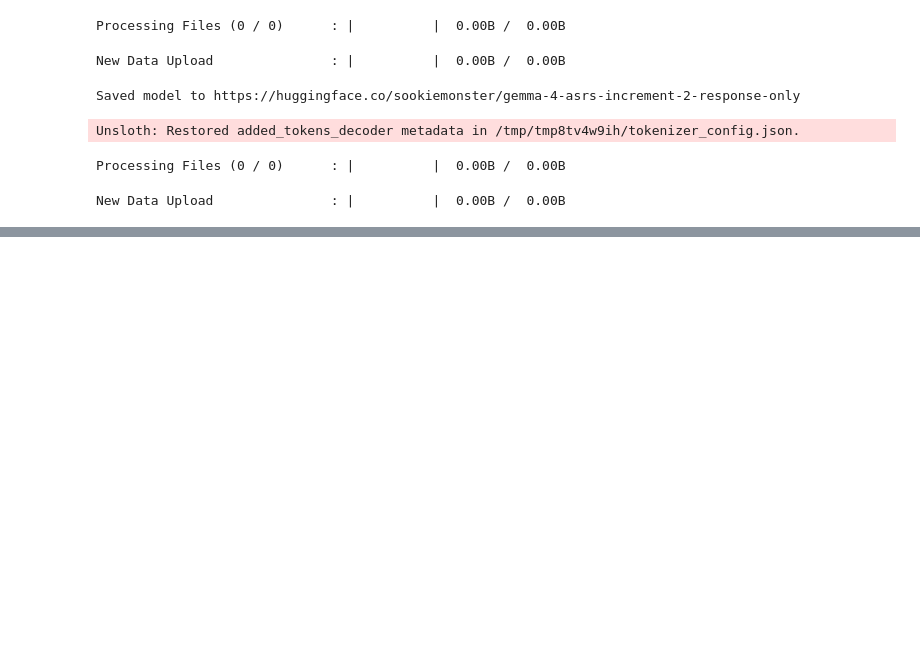
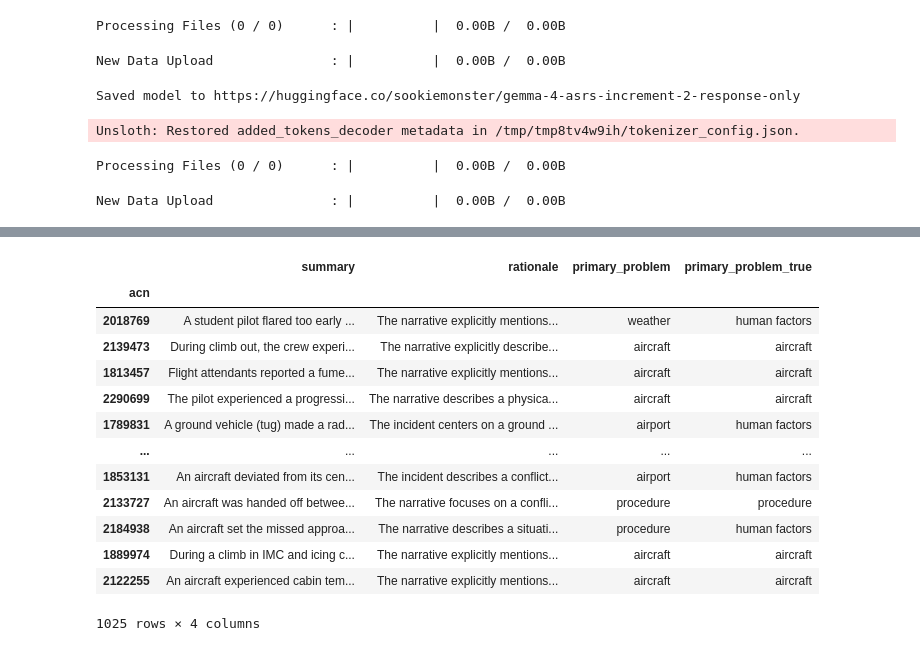
Before and after one commit to sookiemonster/asrs-problem-factor-analysis, a Jupyter notebook: fine-tuning/2-stage/TC_Distillation_Decoder.ipynb, the cells around one changed output, grey strips where cells are left out. Saved outputs shown, nothing was run; the diff lists cells and outputs as text; code cells hidden in the pictures; blank space fills up the shorter version.

```diff
--- a/fine-tuning/2-stage/TC_Distillation_Decoder.ipynb
+++ b/fine-tuning/2-stage/TC_Distillation_Decoder.ipynb
@@ -1820,0 +2267,9 @@ New Data Upload               : |          |  0.00B /  0.00B
+# %%
+top_k = None
+with open("validation_top_5_predictions.json", "r") as f:
+  top_k = json.load(f)
+
+flat_top_5 = pd.Series([[item['label'] for item in sublist] for sublist in top_k])
+flat_top_5.index = valid_df.index
+valid_df['top_5'] = flat_top_5
+valid_df.head(2)
@@ -1820,0 +2718,22 @@ New Data Upload               : |          |  0.00B /  0.00B
+# %%
+joined = parsed.join(valid_df.primary_problem, rsuffix="_true")
+
+allowed_values = set(id_to_group.values())
+allowed = joined[joined.primary_problem.isin(allowed_values)].copy()
+allowed.primary_problem_true = allowed.primary_problem_true.map(standardize_label)
+allowed
+# %% [output]
+|  | summary | rationale | primary_problem | primary_problem_true |
+| acn |  |  |  |  |
+| 2018769 | A student pilot flared too early ... | The narrative explicitly mentions... | weather | human factors |
+| 2139473 | During climb out, the crew experi... | The narrative explicitly describe... | aircraft | aircraft |
+| 1813457 | Flight attendants reported a fume... | The narrative explicitly mentions... | aircraft | aircraft |
+| 2290699 | The pilot experienced a progressi... | The narrative describes a physica... | aircraft | aircraft |
+| 1789831 | A ground vehicle (tug) made a rad... | The incident centers on a ground ... | airport | human factors |
+| ... | ... | ... | ... | ... |
+| 1853131 | An aircraft deviated from its cen... | The incident describes a conflict... | airport | human factors |
+| 2133727 | An aircraft was handed off betwee... | The narrative focuses on a confli... | procedure | procedure |
+| 2184938 | An aircraft set the missed approa... | The narrative describes a situati... | procedure | human factors |
+| 1889974 | During a climb in IMC and icing c... | The narrative explicitly mentions... | aircraft | aircraft |
+| 2122255 | An aircraft experienced cabin tem... | The narrative explicitly mentions... | aircraft | aircraft |
+1025 rows × 4 columns
```
Also changed, not shown: parts of 29 cells of this notebook, 3 other files.
